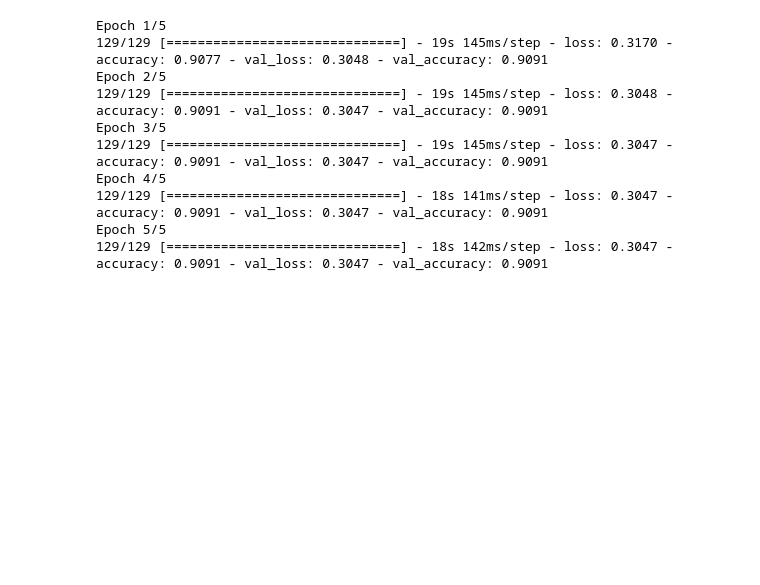
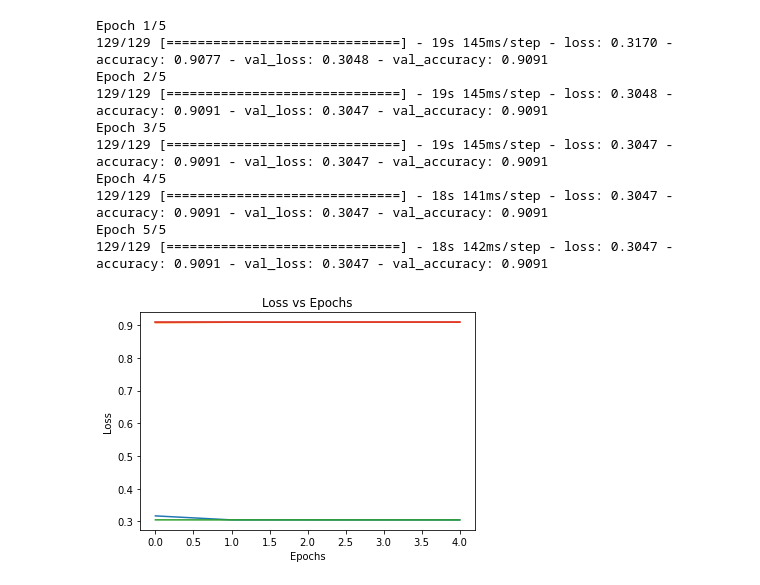
Before and after one commit to KrisMatrix/DataScience, a Jupyter notebook: Weather_Image_Classification/Weather_Image_Classification.ipynb, the cells around one changed output. Saved outputs shown, nothing was run; the diff lists cells and outputs as text; code cells hidden in the pictures; blank space fills up the shorter version.

```diff
--- a/Weather_Image_Classification/Weather_Image_Classification.ipynb
+++ b/Weather_Image_Classification/Weather_Image_Classification.ipynb
@@ -375,3 +375,13 @@ Epoch 4/5
 129/129 [==============================] - 18s 141ms/step - loss: 0.3047 - accuracy: 0.9091 - val_loss: 0.3047 - val_accuracy: 0.9091
 Epoch 5/5
 129/129 [==============================] - 18s 142ms/step - loss: 0.3047 - accuracy: 0.9091 - val_loss: 0.3047 - val_accuracy: 0.9091
+# %%
+import pandas as pd
+fig, ax = plt.subplots(1)
+ax.plot(pd.DataFrame(history_2.history))
+ax.set_xlabel("Epochs")
+ax.set_ylabel("Loss")
+ax.set_title("Loss vs Epochs")
+plt.show()
+# %% [output]
+[figure, added]
```
